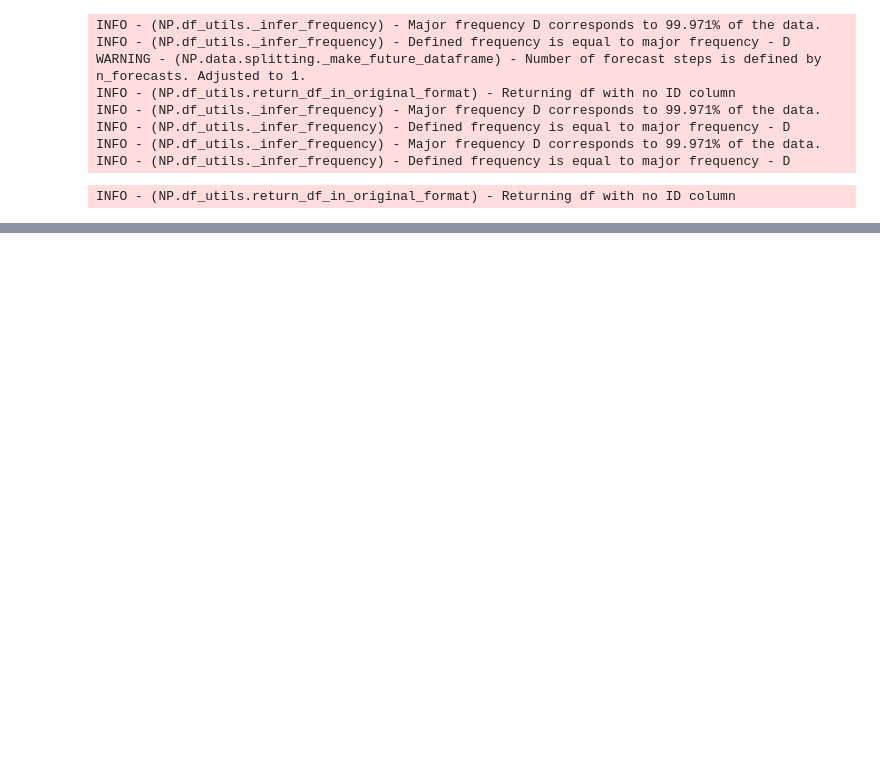
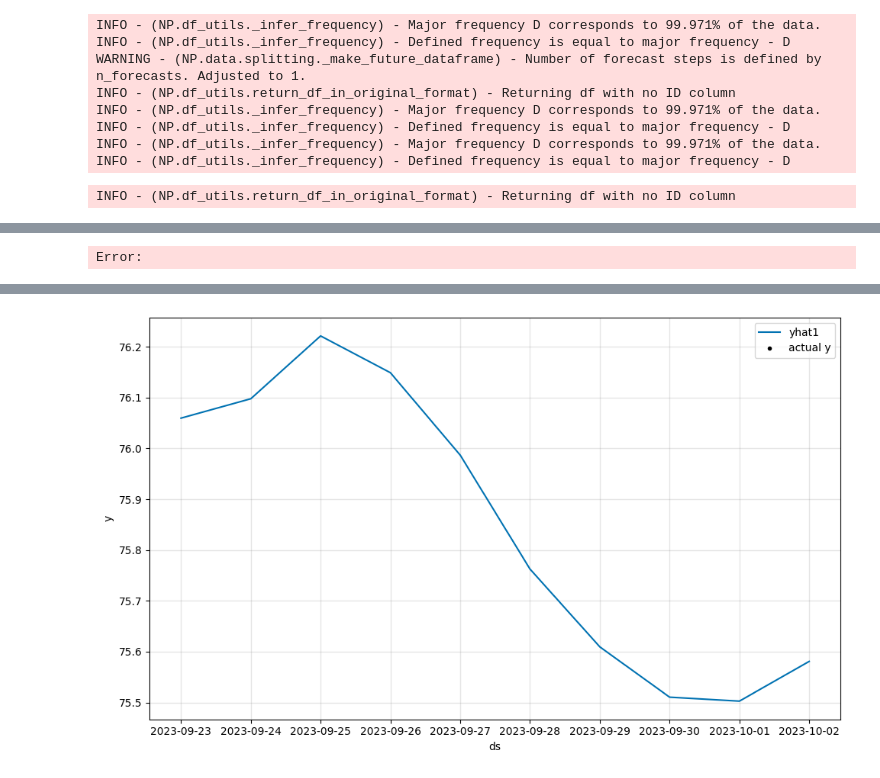
Before and after one commit to MerinGM/Neuralprophet_Weather_forecast, a Jupyter notebook: Neuralpp.ipynb, the cells around one changed output, grey strips where cells are left out. Drawn from its saved outputs; the diff is of its cells as text; code cells hidden in the pictures; blank space fills up the shorter version.

```diff
--- a/Neuralpp.ipynb
+++ b/Neuralpp.ipynb
@@ -153,0 +129,3 @@ WARNING - (NP.plotting.log_warning_deprecation_plotly) - DeprecationWarning: def
+# %%
+df_future1 = temp.make_future_dataframe(target, n_historic_predictions=True, periods=10)
+forecast1 = temp.predict(df_future1)
@@ -153,0 +157,5 @@ WARNING - (NP.plotting.log_warning_deprecation_plotly) - DeprecationWarning: def
+# %%
+filename = 'np_tempo.sav'
+joblib.dump(m, filename)
+# %% [output]
+Error:
@@ -153,0 +165,3 @@ WARNING - (NP.plotting.log_warning_deprecation_plotly) - DeprecationWarning: def
+# %%
+temp.plot(forecast1[-10:])
+# %% [output]
@@ -154 +169,2 @@ WARNING - (NP.plotting.log_warning_deprecation_plotly) - DeprecationWarning: def
+[figure, added]
 # %%
```
Also changed, not shown: parts of 38 cells of this notebook, 4 other files.
